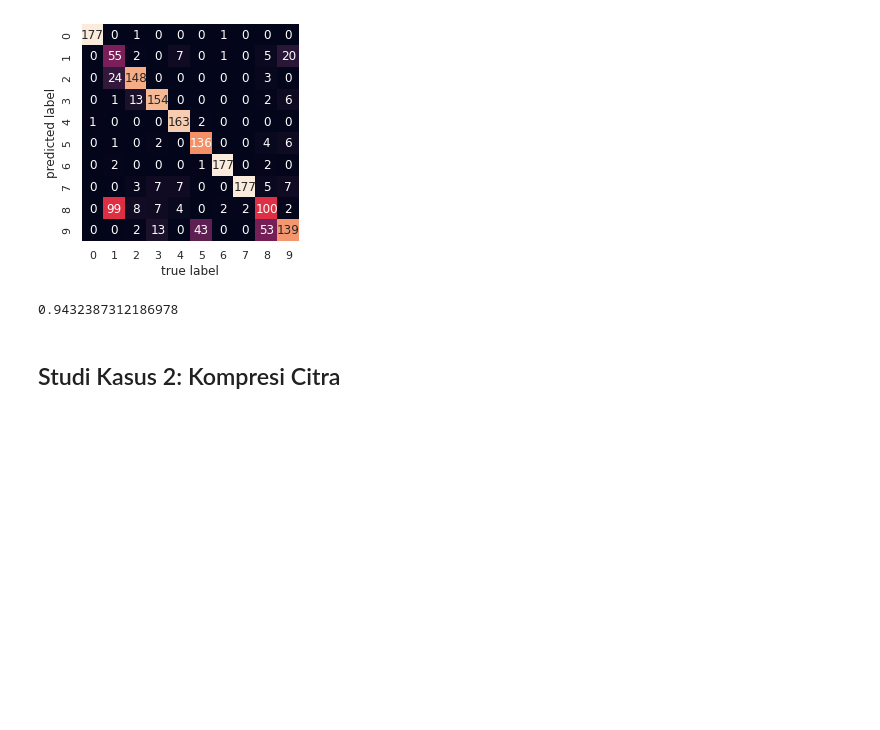
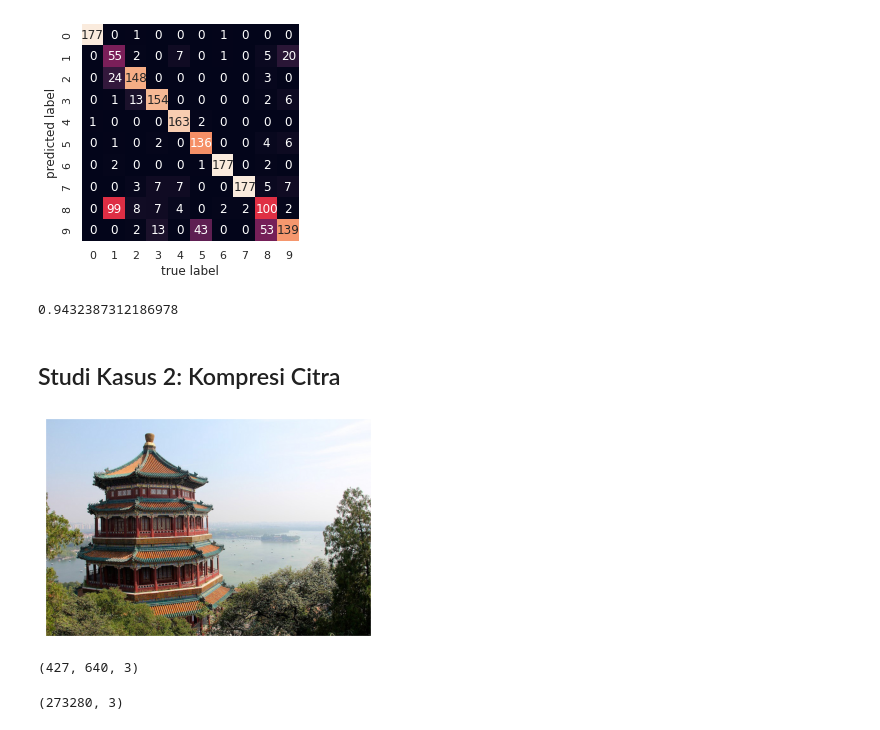
Before and after one commit to almirars/MachineLearning, a Jupyter notebook: Pertemuan_14.ipynb, the cells around one changed output. Saved outputs shown, nothing was run; the diff lists cells and outputs as text; code cells hidden in the pictures; blank space fills up the shorter version.

```diff
--- a/Pertemuan_14.ipynb
+++ b/Pertemuan_14.ipynb
@@ -162,3 +162,20 @@ accuracy_score(digits.target, labels)
 0.9432387312186978
 # %% [markdown]
 ## Studi Kasus 2: Kompresi Citra
+# %%
+from sklearn.datasets import load_sample_image
+china = load_sample_image("china.jpg")
+ax = plt.axes(xticks=[], yticks=[])
+ax.imshow(china);
+# %% [output]
+[figure, added]
+# %%
+china.shape
+# %% [output]
+(427, 640, 3)
+# %%
+data = china / 255.0
+data = data.reshape(427 * 640, 3)
+data.shape
+# %% [output]
+(273280, 3)
```
Also changed, not shown: parts of 28 cells of this notebook.
